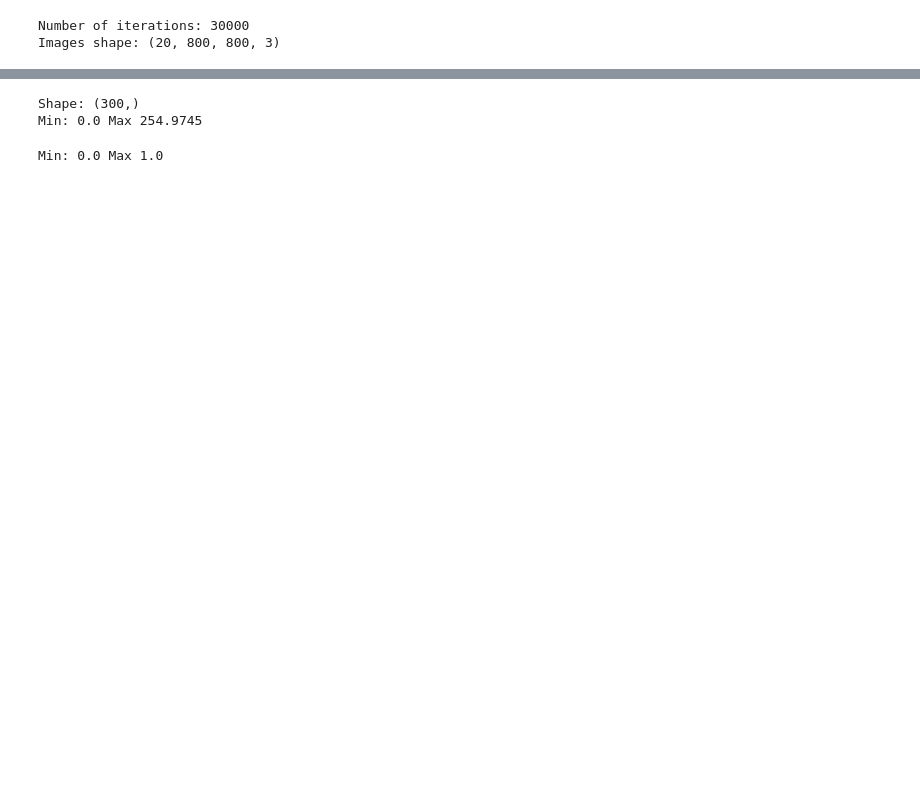
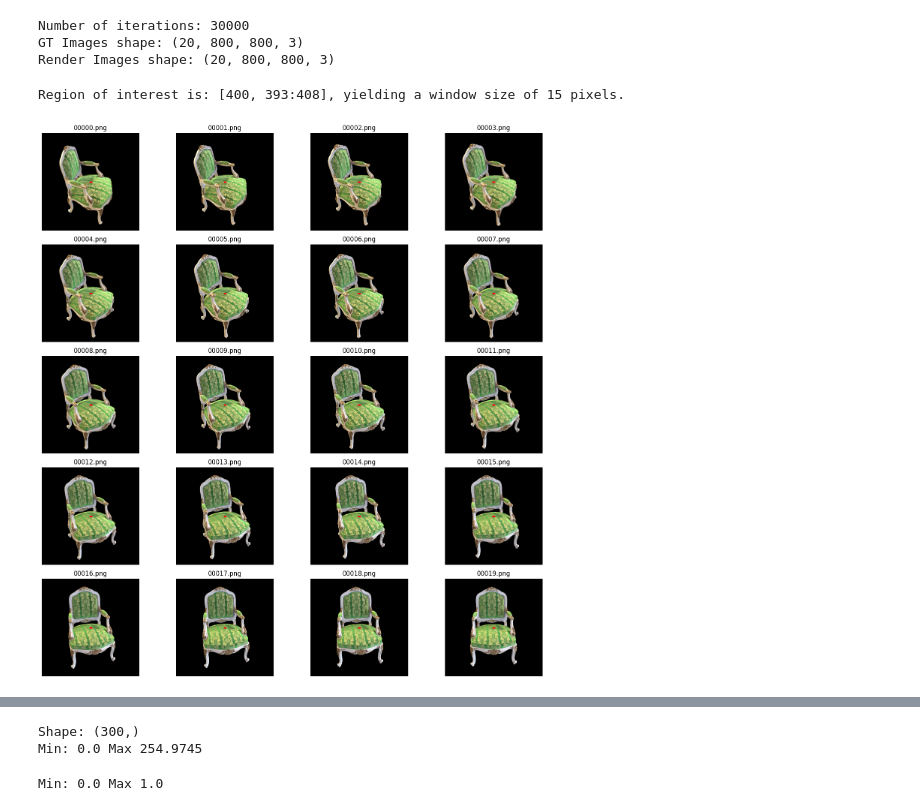
Before and after one commit to thanostriantafyllou3/3DGS-TimeSeries, a Jupyter notebook: output_analyser.ipynb, the cells around one changed output, grey strips where cells are left out. Cells and saved outputs as stored; diff of their text form; code cells hidden in the pictures; blank space fills up the shorter version.

```diff
--- a/output_analyser.ipynb
+++ b/output_analyser.ipynb
@@ -11,25 +21,83 @@ num_iterations = 30000
 # %%
-images_dir = os.path.join(experiment_dir, f'test/ours_{num_iterations}/renders')
+gt_images_dir = os.path.join(experiment_dir, f'test/ours_{num_iterations}/gt')
+render_images_dir = os.path.join(experiment_dir, f'test/ours_{num_iterations}/renders')
+
 
 # Get a list of all .png files in the directory and sort them by filename
-image_files = sorted([f for f in os.listdir(images_dir) if f.endswith('.png')])
+gt_image_files = sorted([f for f in os.listdir(gt_images_dir) if f.endswith('.png')])
+render_image_files = sorted([f for f in os.listdir(render_images_dir) if f.endswith('.png')])
 
 # Initialize an empty list to store the images
-images = []
+gt_images = []
+render_images = []
 
 # Read and store the images in the list
-for image_file in image_files:
-    image_path = os.path.join(images_dir, image_file)
+for image_file in gt_image_files:
+    image_path = os.path.join(gt_images_dir, image_file)
     with Image.open(image_path) as img:
-        images.append(np.array(img))
+        gt_images.append(np.array(img))
+
+for image_file in render_image_files:
+    image_path = os.path.join(render_images_dir, image_file)
+    with Image.open(image_path) as img:
+        render_images.append(np.array(img))
 
 # Convert the list to a numpy array for further processing if needed
-images_array = np.array(images)
+gt_images_array = np.array(gt_images)
+render_images_array = np.array(render_images)
 
 # Display the shape of the array to confirm the images are stored correctly
 print("Number of iterations:", num_iterations)
-print("Images shape:", images_array.shape)
+print("GT Images shape:", gt_images_array.shape)
+print("Render Images shape:", render_images_array.shape)
 # %% [output]
 Number of iterations: 30000
-Images shape: (20, 800, 800, 3)
+GT Images shape: (20, 800, 800, 3)
+Render Images shape: (20, 800, 800, 3)
+# %%
+# Compute the horizontal region of interest (center of the image)
+row_idx = render_images[0].shape[0] // 2
+col_idx_mid = render_images[0].shape[1] // 2
+col_idx_start = col_idx_mid - window_size // 2
+col_idx_end = col_idx_mid + window_size // 2
+if window_size % 2 != 0:
+    col_idx_end += 1
+
+print(f"Region of interest is: [{row_idx}, {col_idx_start}:{col_idx_end}], yielding a window size of {col_idx_end-col_idx_start} pixels.")
+# %% [output]
+Region of interest is: [400, 393:408], yielding a window size of 15 pixels.
+# %%
+# Plot all the ground-truth images as subfigures with the region of interest highlighted
+num_images = len(gt_images)
+num_cols = 4  # Number of columns in the subplot grid
+num_rows = (num_images + num_cols - 1) // num_cols  # Number of rows in the subplot grid
+
+fig, axs = plt.subplots(num_rows, num_cols, figsize=(15, num_rows * 3))
+axs = axs.flatten()  # Flatten the 2D array of axes for easy iteration
+
+for i, img in enumerate(gt_images):
+    axs[i].imshow(img)
+    axs[i].axis('off')  # Hide the axis
+    axs[i].set_title(gt_image_files[i])  # Display the filename as the title
+
+    rect = patches.Rectangle(
+        (col_idx_start, row_idx),
+        col_idx_end - col_idx_start,
+        1,  # Height of 1 to cover the row
+        linewidth=2,
+        edgecolor='r',
+        facecolor='none'
+    )
+
+    # Add the patch to the Axes
+    axs[i].add_patch(rect)
+
+# Hide any unused subplots
+for i in range(num_images, len(axs)):
+    fig.delaxes(axs[i])
+
+plt.tight_layout()
+plt.show()
+# %% [output]
+[figure, added]
 # %%
```
Also changed, not shown: parts of 7 cells of this notebook, 4 other files.
